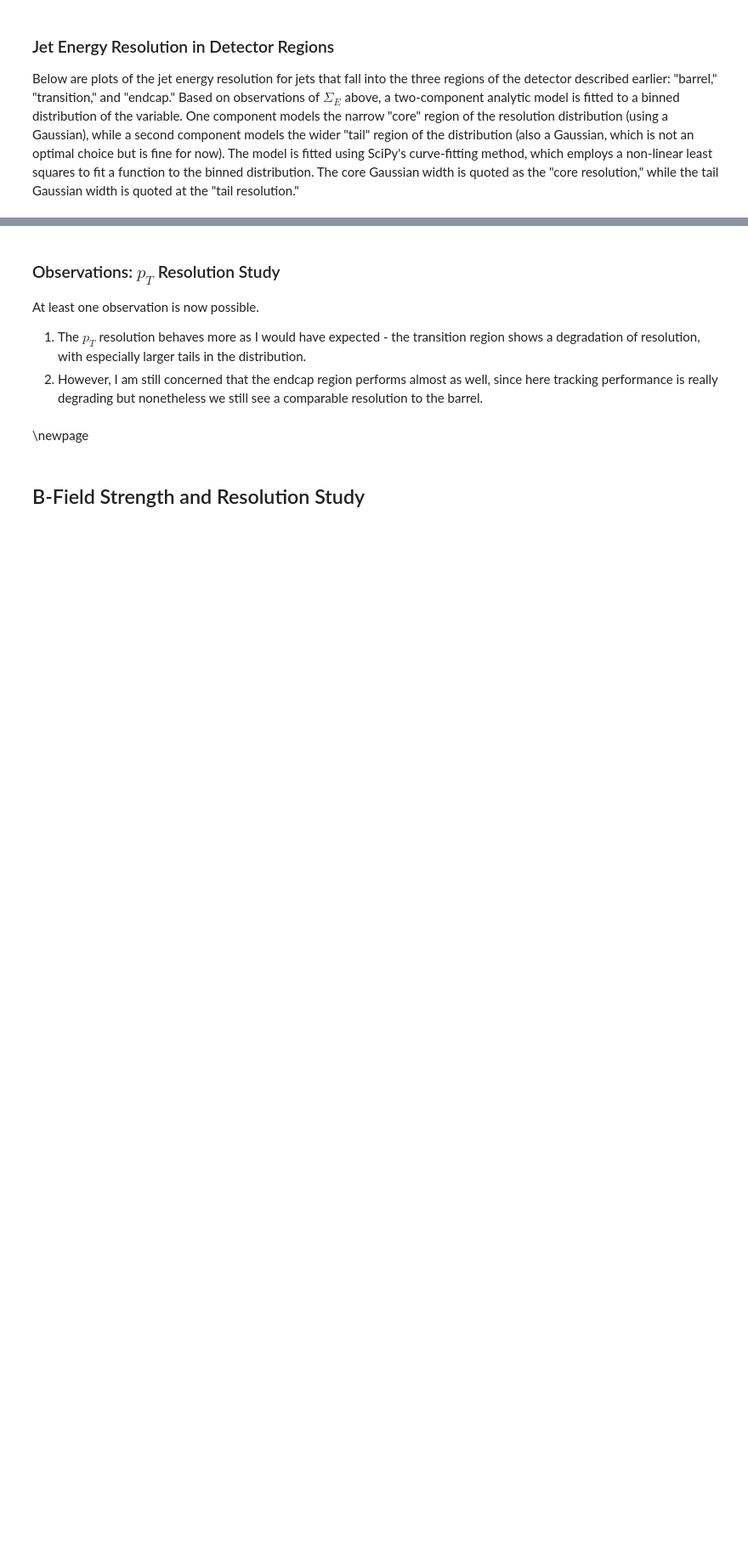
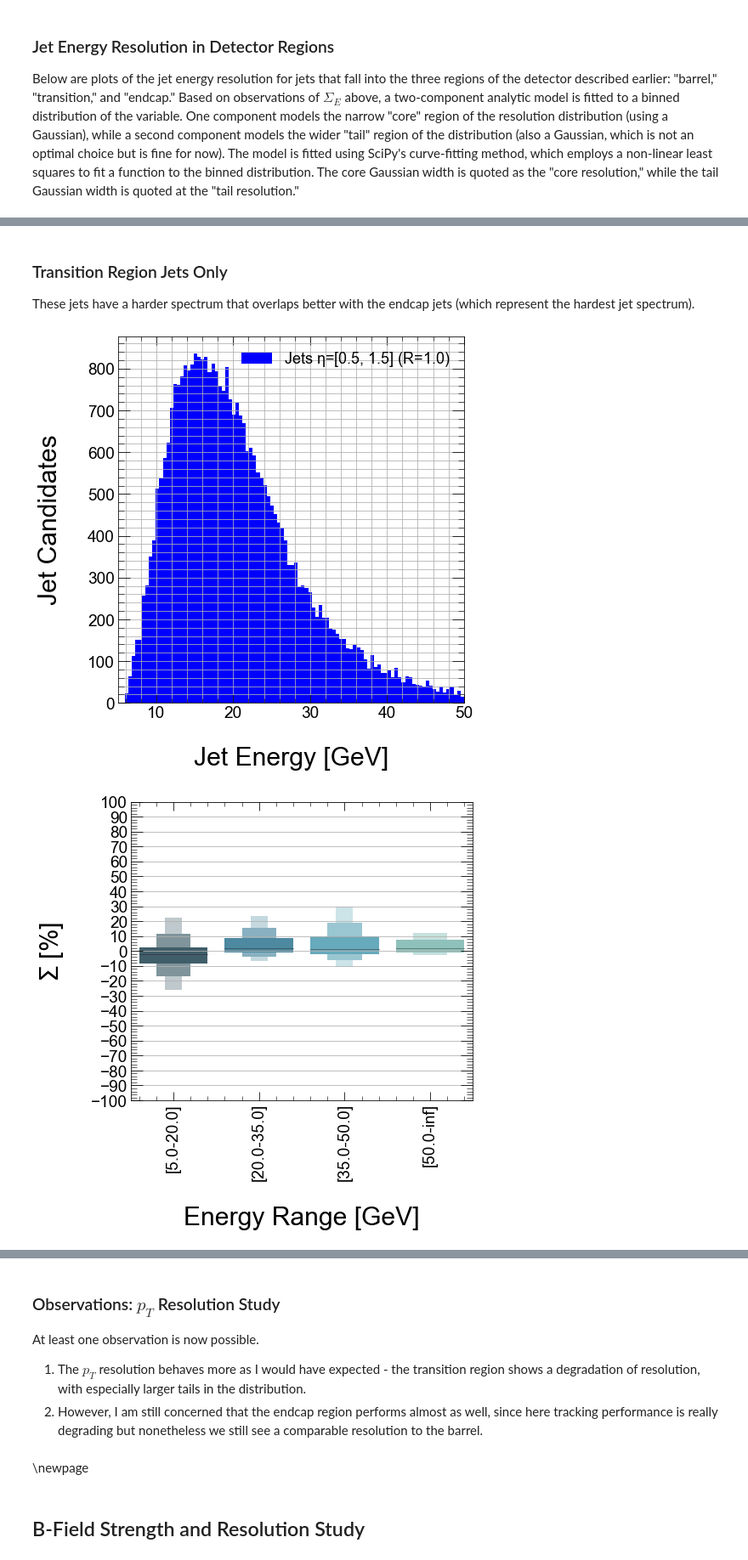
Before and after one commit to miguelignacio/delphes_EIC, a Jupyter notebook: notebooks/EIC_Studies.ipynb, the cells around one changed output, grey strips where cells are left out. Shown at 85% size. Cells and saved outputs as stored; diff of their text form; code cells hidden in the pictures; blank space fills up the shorter version.

```diff
--- a/notebooks/EIC_Studies.ipynb
+++ b/notebooks/EIC_Studies.ipynb
@@ -547,0 +685,9 @@ At least one observation is now possible.
+# %% [markdown]
+### Transition Region Jets Only
+
+These jets have a harder spectrum that overlaps better with the endcap jets (which represent the hardest jet spectrum).
+# %%
+jetResolutionVsX(df, 'Jet.E', 'Jet.TrueE', transition_jet, 5.0, 50.0, 15.0)
+# %% [output]
+[figure, added]
+[figure, added]
```
Also changed, not shown: parts of 22 cells of this notebook, 4 other files.
